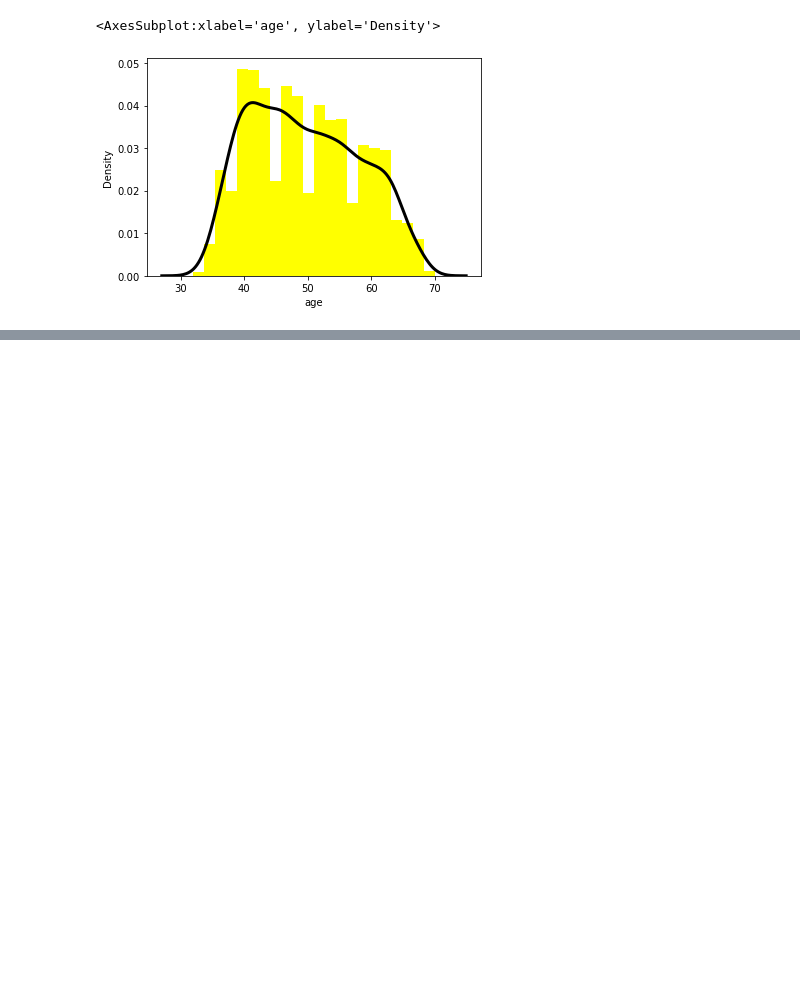
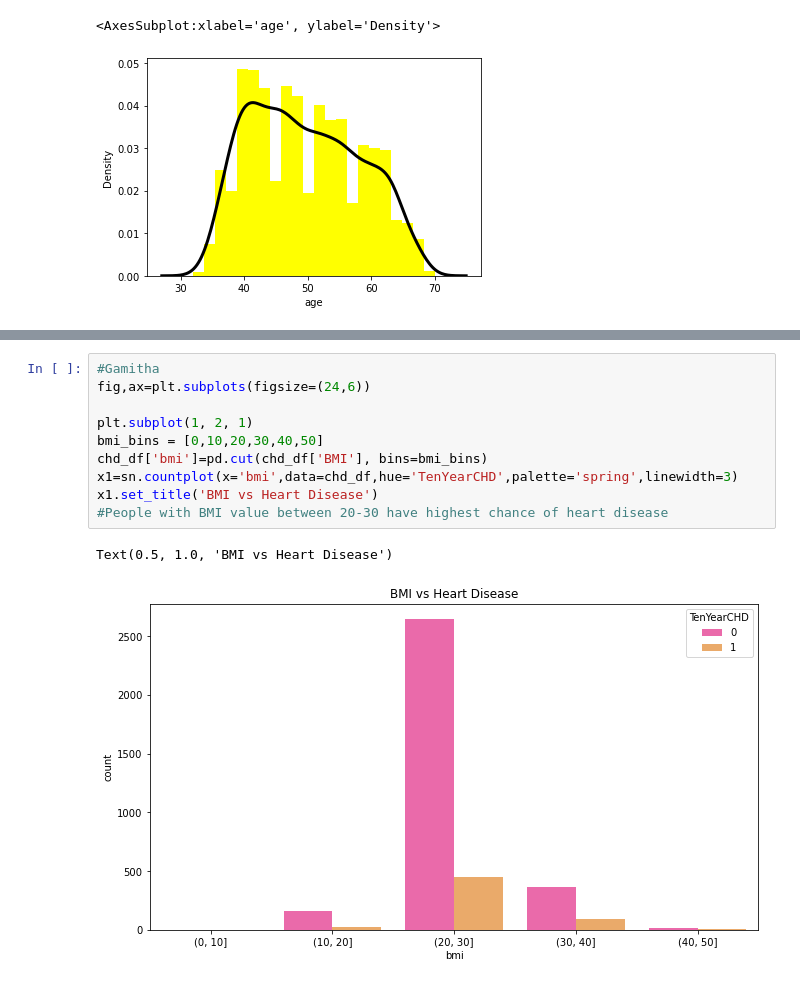
Before and after one commit to NimeshaPrasadini/ML_Assignment2_IT19028774_IT19140476_IT19123578_IT19138732, a Jupyter notebook: IT19028774_IT19140476_IT19123578_IT19138732.ipynb, the cells around one changed output, grey strips where cells are left out. Drawn from its saved outputs; the diff is of its cells as text; blank space fills up the shorter version.

```diff
--- a/IT19028774_IT19140476_IT19123578_IT19138732.ipynb
+++ b/IT19028774_IT19140476_IT19123578_IT19138732.ipynb
@@ -131,0 +161,13 @@ sn.distplot(chd_df['age'],color='Yellow',hist_kws={'alpha':1,"linewidth": 2}, kd
+# %%
+#Gamitha
+fig,ax=plt.subplots(figsize=(24,6))
+
+plt.subplot(1, 2, 1)
+bmi_bins = [0,10,20,30,40,50]
+chd_df['bmi']=pd.cut(chd_df['BMI'], bins=bmi_bins)
+x1=sn.countplot(x='bmi',data=chd_df,hue='TenYearCHD',palette='spring',linewidth=3)
+x1.set_title('BMI vs Heart Disease')
+#People with BMI value between 20-30 have highest chance of heart disease
+# %% [output]
+Text(0.5, 1.0, 'BMI vs Heart Disease')
+[figure, added]
```
Also changed, not shown: parts of 1 cell of this notebook.
